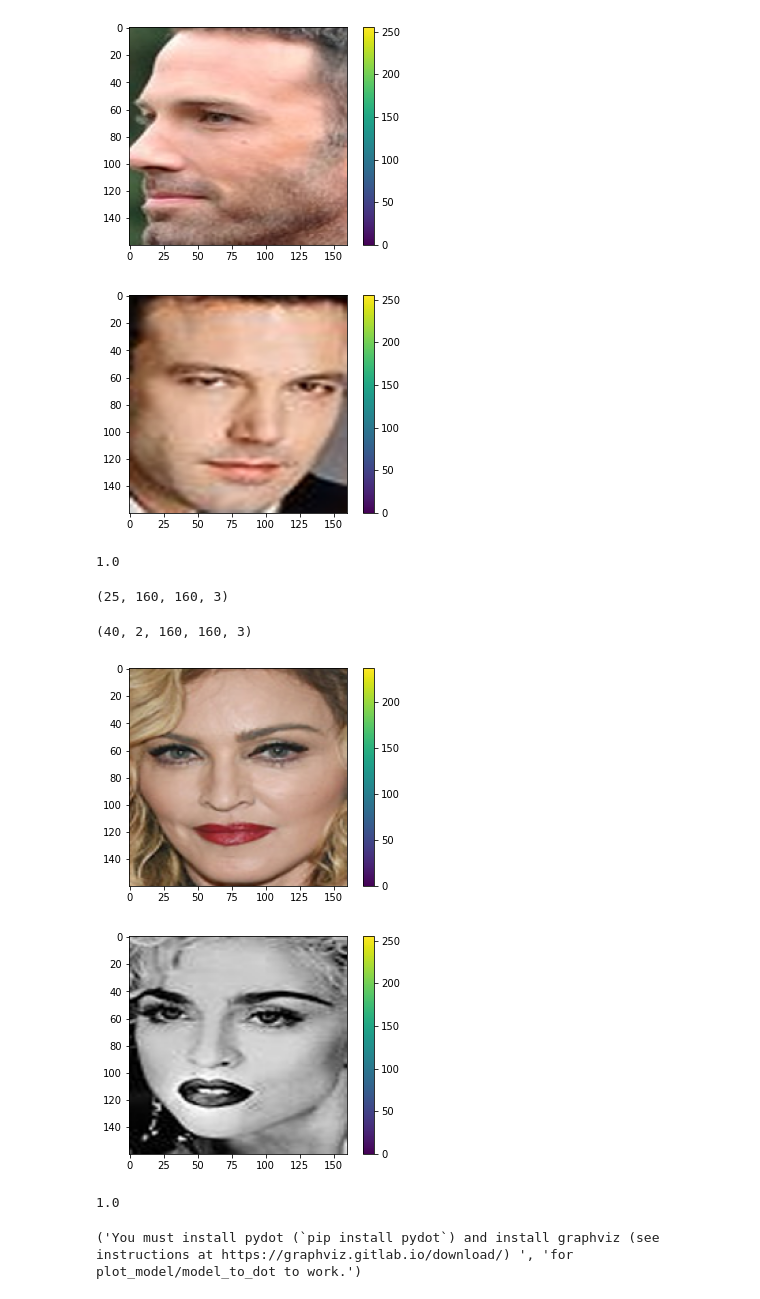
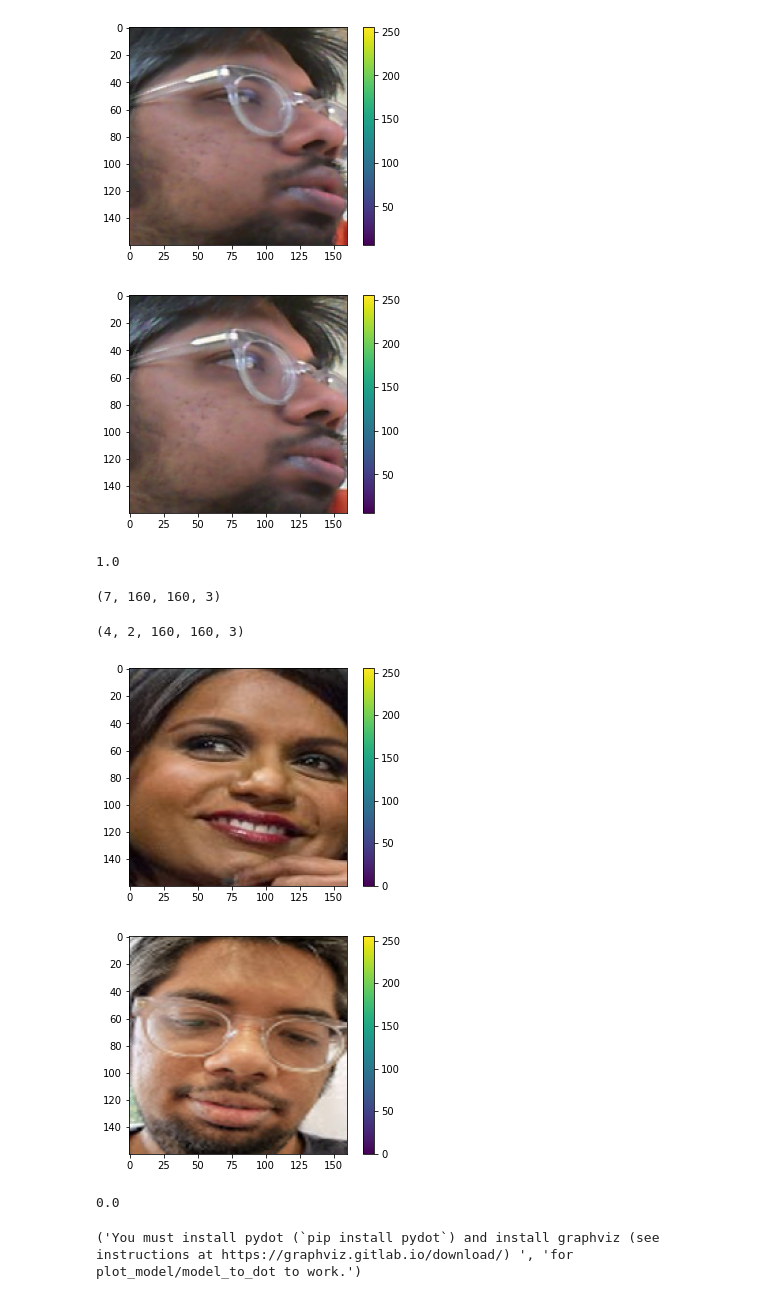
Before and after one commit to grinit10/Tensorflow-Tutorial, a Jupyter notebook: Custom Models, Layers, and Loss Functions with TensorFlow/Face Recognition.ipynb, the cells around one changed output. Drawn from its saved outputs; the diff is of its cells as text; code cells hidden in the pictures.

Commit message:
Adding my images.

```diff
--- a/Custom Models, Layers, and Loss Functions with TensorFlow/Face Recognition.ipynb
+++ b/Custom Models, Layers, and Loss Functions with TensorFlow/Face Recognition.ipynb
@@ -42,14 +42,14 @@ def create_pairs(x, digit_indices):
     '''
     pairs = []
     labels = []
-    n = min([len(digit_indices[d]) for d in range(5)]) - 1
+    n = min([len(digit_indices[d]) for d in range(2)]) - 1
 
-    for d in range(5):
+    for d in range(2):
         for i in range(n):
             z1, z2 = digit_indices[d][i], digit_indices[d][i + 1]
             pairs += [[x[z1], x[z2]]]
-            inc = random.randrange(1, 5)
-            dn = (d + inc) % 5
+            inc = random.randrange(1, 2)
+            dn = (d + inc) % 2
             z1, z2 = digit_indices[d][i], digit_indices[dn][i]
             pairs += [[x[z1], x[z2]]]
             labels += [1, 0]
@@ -108,8 +108,8 @@ show_image(tr_pairs[this_pair][1])
 # print the label for this pair
 print(tr_y[this_pair])
 # %% [output]
-[figure, old version]
+[figure, new version]
-[figure, old version]
+[figure, new version]
 1.0
 # %%
 images, labels=(testX, testy)
@@ -119,25 +119,25 @@ images = images / 255.0
 print(images.shape)
 ts_pairs, ts_y = create_pairs_on_set(images, labels)
 # %% [output]
-(25, 160, 160, 3)
+(7, 160, 160, 3)
 # %%
 print(ts_pairs.shape)
 # %% [output]
-(40, 2, 160, 160, 3)
+(4, 2, 160, 160, 3)
 # %%
 # array index
-this_pair = 28
+this_pair = 3
 
 # show images at this index
 show_image(ts_pairs[this_pair][0])
 show_image(ts_pairs[this_pair][1])
 
 # print the label for this pair
 print(ts_y[this_pair])
 # %% [output]
-[figure, old version]
+[figure, new version]
-[figure, old version]
+[figure, new version]
-1.0
+0.0
 # %%
 def initialize_base_network():
     input = Input(shape=(160,160,3,), name="base_input")
```
Also changed, not shown: parts of 17 cells of this notebook, 4 other files.
